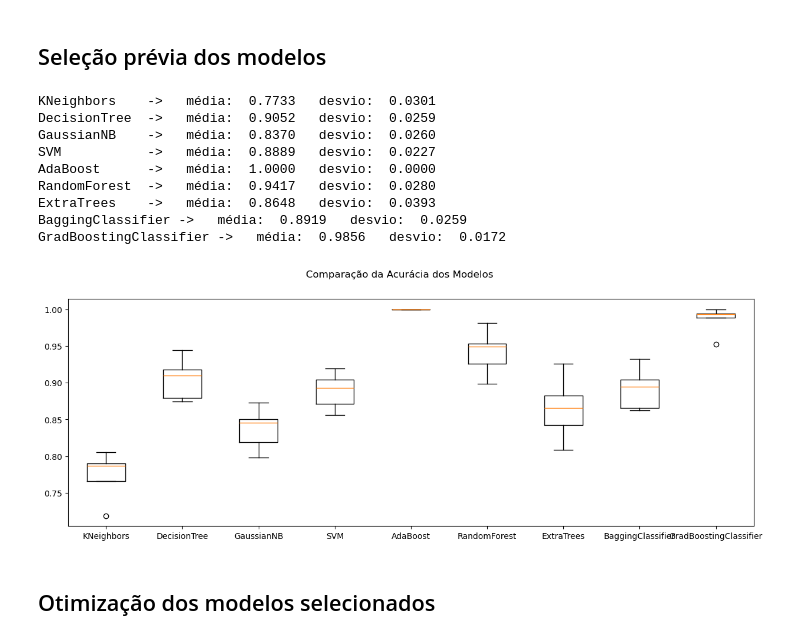
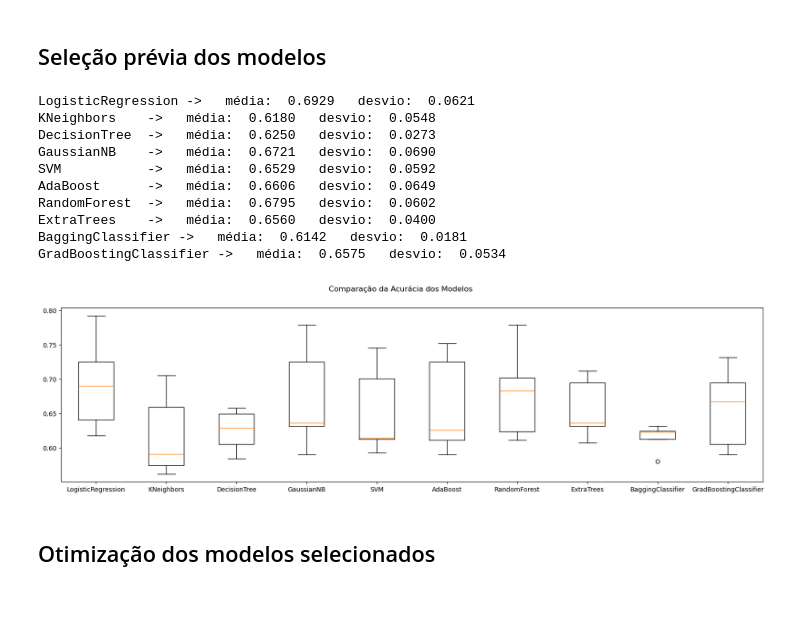
Before and after one commit to rogerioferreira/MVP-Machine_Learning-PUC-RIO, a Jupyter notebook: notebooks/hypertension_prediction.ipynb, the cells around one changed output. Drawn from its saved outputs; the diff is of its cells as text; code cells hidden in the pictures; blank space fills up the shorter version.

```diff
--- a/notebooks/hypertension_prediction.ipynb
+++ b/notebooks/hypertension_prediction.ipynb
@@ -283,6 +283,7 @@ results = []
 names = []
 
 # definição dos modelos para teste
+models.append(("LogisticRegression", LogisticRegression(random_state=SEED)))
 models.append(("KNeighbors", KNeighborsClassifier()))
 models.append(("DecisionTree", DecisionTreeClassifier(random_state=SEED)))
 models.append(("GaussianNB", GaussianNB()))
@@ -290,43 +291,44 @@ models.append(("SVM", SVC(random_state=SEED)))
 models.append(("AdaBoost", AdaBoostClassifier(random_state=SEED)))
 models.append(("RandomForest", RandomForestClassifier(random_state=SEED)))
 models.append(("ExtraTrees", ExtraTreesClassifier(random_state=SEED)))
 models.append(("BaggingClassifier", BaggingClassifier(random_state=SEED)))
 models.append(("GradBoostingClassifier", GradientBoostingClassifier(random_state=SEED)))
 
 
 # métricas mais relevantes para seleção dos modelos:
 # Acurácia (accuracy): A proporção de predições corretas sobre o total de predições.
 # Precisão (precision): Dos casos que o modelo previu como positivos, quantos eram realmente positivos.
 # Sensibilidade (recall): Dos casos que eram realmente positivos, quantos o modelo conseguiu identificar.
 # Pontuação F1 (f1-score): É a média harmônica entre precisão e recall. É uma métrica útil quando as classes estão desbalanceadas.
 # Curva ROC e AUC: Medem a capacidade do modelo de distinguir entre as classes.
 for name, model in models:
     cv_results = cross_val_score(model, X_train, y_train, cv=kfold, scoring="recall")
 
     results.append(cv_results)
     names.append(name)
 
     msg = f"{name:<13} ->   média: {cv_results.mean():>7.4f}   desvio: {cv_results.std():>7.4f}"  # média e desvio padrão dos K resultados da validação cruzada
 
     print(msg)
 
 # boxplot de comparação dos modelos
-fig = plt.figure(figsize=(15, 5))
+fig = plt.figure(figsize=(20, 5))
 fig.suptitle("Comparação da Acurácia dos Modelos")
 ax = fig.add_subplot(1, 1, 1)
 plt.boxplot(results)
 ax.set_xticklabels(names)
 plt.show()
 # %% [output]
-KNeighbors    ->   média:  0.7733   desvio:  0.0301
-DecisionTree  ->   média:  0.9052   desvio:  0.0259
-GaussianNB    ->   média:  0.8370   desvio:  0.0260
-SVM           ->   média:  0.8889   desvio:  0.0227
-AdaBoost      ->   média:  1.0000   desvio:  0.0000
-RandomForest  ->   média:  0.9417   desvio:  0.0280
-ExtraTrees    ->   média:  0.8648   desvio:  0.0393
-BaggingClassifier ->   média:  0.8919   desvio:  0.0259
-GradBoostingClassifier ->   média:  0.9856   desvio:  0.0172
+LogisticRegression ->   média:  0.6929   desvio:  0.0621
+KNeighbors    ->   média:  0.6180   desvio:  0.0548
+DecisionTree  ->   média:  0.6250   desvio:  0.0273
+GaussianNB    ->   média:  0.6721   desvio:  0.0690
+SVM           ->   média:  0.6529   desvio:  0.0592
+AdaBoost      ->   média:  0.6606   desvio:  0.0649
+RandomForest  ->   média:  0.6795   desvio:  0.0602
+ExtraTrees    ->   média:  0.6560   desvio:  0.0400
+BaggingClassifier ->   média:  0.6142   desvio:  0.0181
+GradBoostingClassifier ->   média:  0.6575   desvio:  0.0534
-[figure, old version]
+[figure, new version]
 # %% [markdown]
 ## Otimização dos modelos selecionados
```
Also changed, not shown: parts of 2 cells of this notebook.
